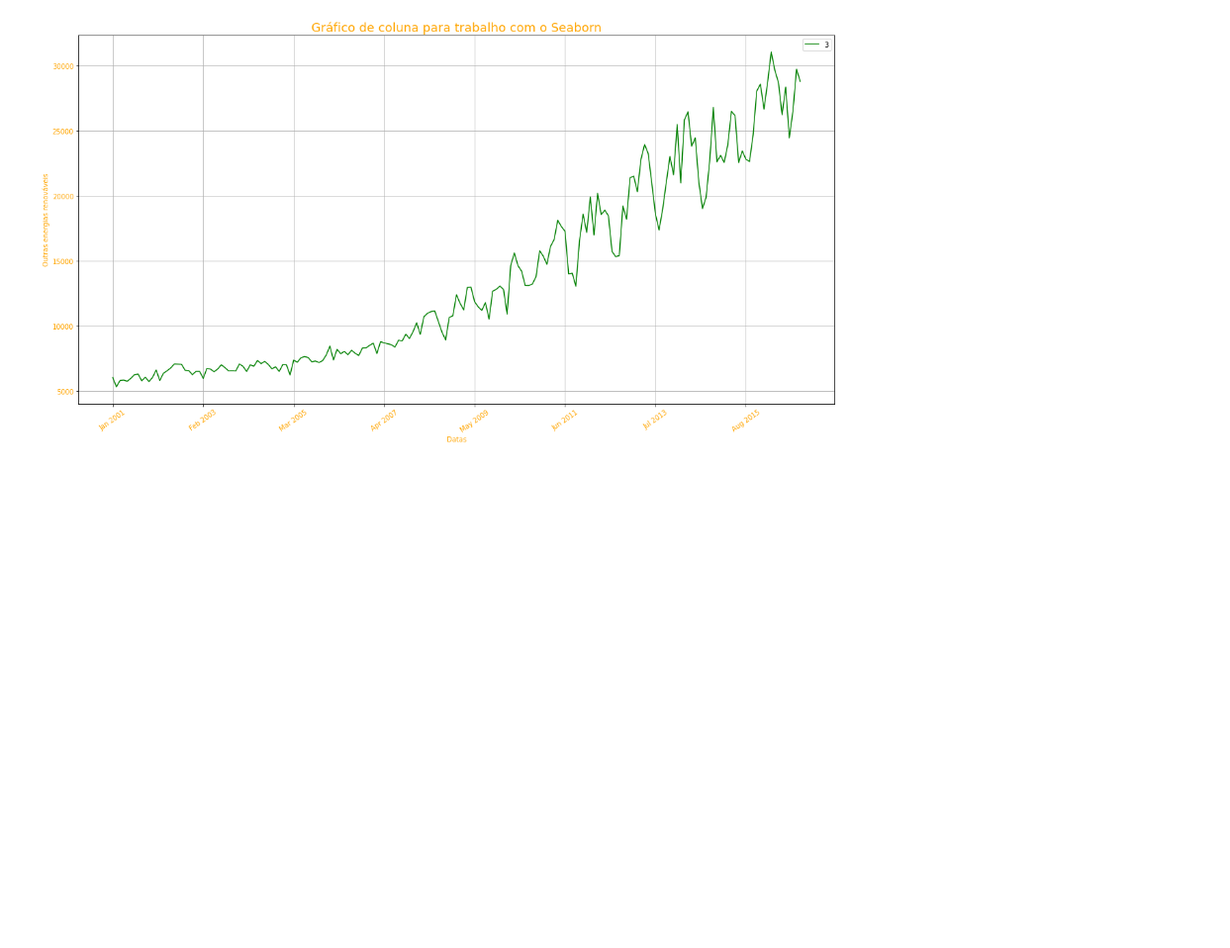
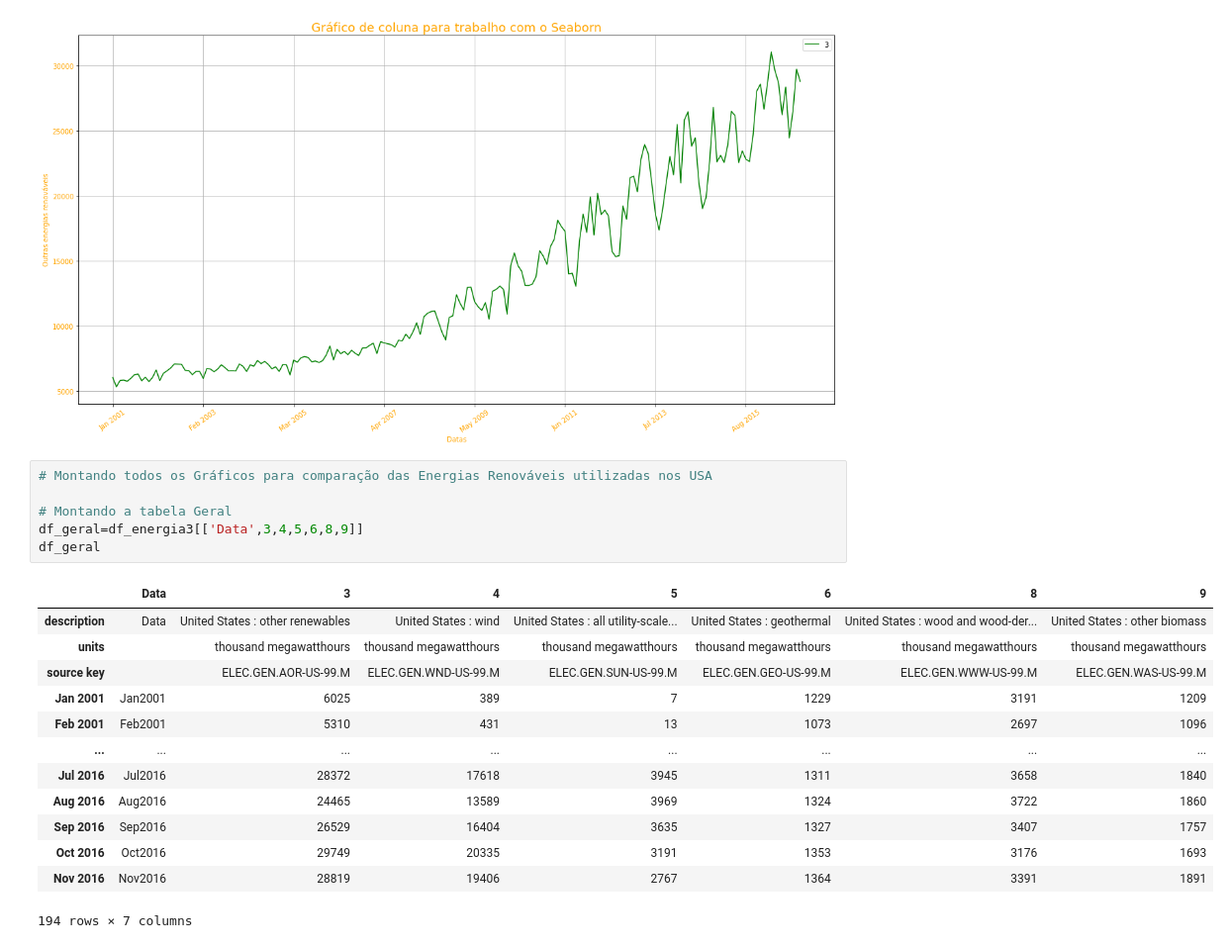
Before and after one commit to AndreLovo/Analise-de-dados, a Jupyter notebook: Energia_Ren_USA.ipynb, the cells around one changed output. Shown: that part at 99% size. Saved outputs shown, nothing was run; the diff lists cells and outputs as text; blank space fills up the shorter version.

```diff
--- a/Energia_Ren_USA.ipynb
+++ b/Energia_Ren_USA.ipynb
@@ -298,3 +298,23 @@ plt.legend()
 plt.show()
 # %% [output]
 [figure]
+# %%
+# Montando todos os Gráficos para comparação das Energias Renováveis utilizadas nos USA
+
+# Montando a tabela Geral
+df_geral=df_energia3[['Data',3,4,5,6,8,9]]
+df_geral
+# %% [output]
+|  | Data | 3 | 4 | 5 | 6 | 8 | 9 |
+| description | Data | United States : other renewables | United States : wind | United States : all utility-scale... | United States : geothermal | United States : wood and wood-der... | United States : other biomass |
+| units |  | thousand megawatthours | thousand megawatthours | thousand megawatthours | thousand megawatthours | thousand megawatthours | thousand megawatthours |
+| source key |  | ELEC.GEN.AOR-US-99.M | ELEC.GEN.WND-US-99.M | ELEC.GEN.SUN-US-99.M | ELEC.GEN.GEO-US-99.M | ELEC.GEN.WWW-US-99.M | ELEC.GEN.WAS-US-99.M |
+| Jan 2001 | Jan2001 | 6025 | 389 | 7 | 1229 | 3191 | 1209 |
+| Feb 2001 | Feb2001 | 5310 | 431 | 13 | 1073 | 2697 | 1096 |
+| ... | ... | ... | ... | ... | ... | ... | ... |
+| Jul 2016 | Jul2016 | 28372 | 17618 | 3945 | 1311 | 3658 | 1840 |
+| Aug 2016 | Aug2016 | 24465 | 13589 | 3969 | 1324 | 3722 | 1860 |
+| Sep 2016 | Sep2016 | 26529 | 16404 | 3635 | 1327 | 3407 | 1757 |
+| Oct 2016 | Oct2016 | 29749 | 20335 | 3191 | 1353 | 3176 | 1693 |
+| Nov 2016 | Nov2016 | 28819 | 19406 | 2767 | 1364 | 3391 | 1891 |
+194 rows × 7 columns
```
Also changed, not shown: parts of 6 cells of this notebook.
